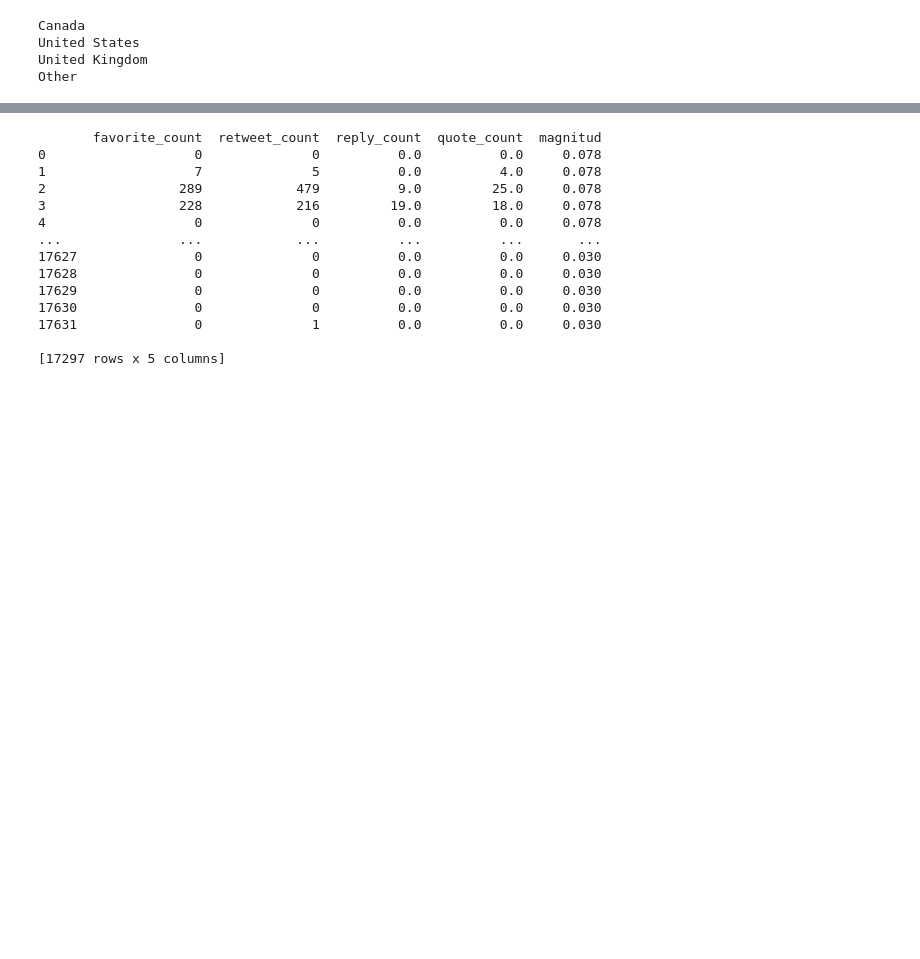
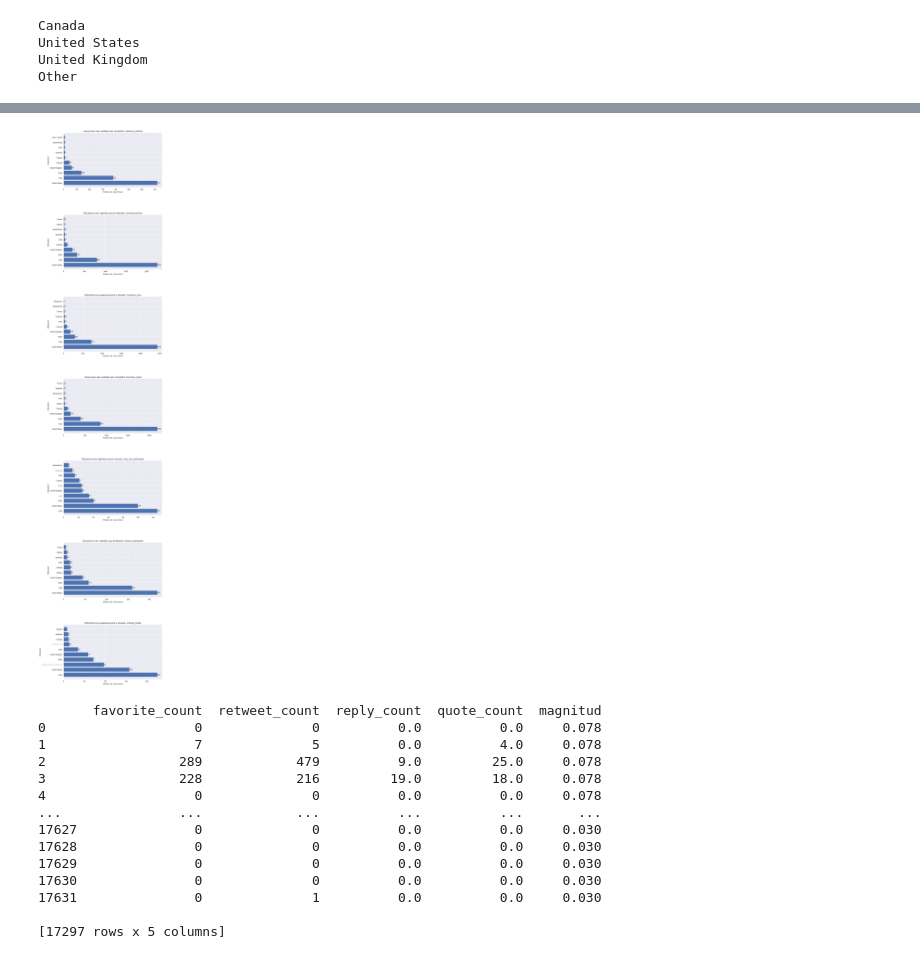
Before and after one commit to Stevennns/Proyecto-Mineria-de-datos-2023-1, a Jupyter notebook: all_data.ipynb, the cells around one changed output, grey strips where cells are left out. Cells and saved outputs as stored; diff of their text form; code cells hidden in the pictures; blank space fills up the shorter version.

```diff
--- a/all_data.ipynb
+++ b/all_data.ipynb
@@ -1097,14 +1122,19 @@ Name: count, Length: 65, dtype: int64
 # %%
 import folium
 
-# Crear un mapa centrado en una ubicación inicial
-map = folium.Map(location=[37.0902, -95.7129], zoom_start=4)
+# Crear mapa centrado en una ubicación inicial
+map = folium.Map(location=[40, -95], zoom_start=4)
 
-# Marcar las ubicaciones de los tweets en el mapa
-for index, row in df_con_nan.iterrows():
-    if row['user_location_general'] != '':
-        folium.Marker([row['latitude'], row['longitude']]).add_to(map)
+# Agregar marcadores para cada ubicación seleccionada
+for df_locations in top_locations:
+    for _, row in df_locations.iterrows():
+        location = row['user_location_general']
+        count = row['count']
+        latitude = row['latitude']
+        longitude = row['longitude']
+        tooltip = f'{location}: {count}'
+        folium.Marker([latitude, longitude], tooltip=tooltip).add_to(map)
 
-# Mostrar el mapa interactivo
+# Mostrar el mapa
 map
 # %% [output]
@@ -1112,3 +1142,44 @@ KeyError: 'latitude'
+# %%
+
+import matplotlib.pyplot as plt
+
+# Configuración para la generación de gráficos
+plt.style.use('seaborn')
+
+# Obtener los nombres de los desastres únicos
+desastres = df_counts['json_name'].unique()
+
+# Configuración de los gráficos
+fig, axes = plt.subplots(len(desastres), 1, figsize=(10, 8 * len(desastres)))
+plt.subplots_adjust(hspace=0.5)  # Espaciado vertical entre los gráficos
+
+# Generar un gráfico de barras para cada desastre
+for i, desastre in enumerate(desastres):
+    # Filtrar las ubicaciones del desastre actual
+    df_desastre = df_counts[df_counts['json_name'] == desastre]
+    top_locations_desastre = df_desastre.nlargest(N, 'count')
+
+    # Configurar los datos para el gráfico de barras
+    locations = top_locations_desastre['user_location_general']
+    counts = top_locations_desastre['count']
+
+    # Configurar el gráfico de barras
+    ax = axes[i] if len(desastres) > 1 else axes
+    ax.barh(locations, counts)
+
+    # Agregar los números al lado de las barras
+    for j, count in enumerate(counts):
+        ax.text(count, j, str(count), ha='left', va='center')
+
+    # Configurar etiquetas y título
+    ax.set_xlabel('Número de ocurrencias')
+    ax.set_ylabel('Ubicación')
+    ax.set_title(f'Ubicaciones más repetidas para el desastre: {desastre}')
+
+# Mostrar los gráficos
+plt.show()
+# %% [output]
+[figure, added]
 # %%
 from sklearn.cluster import KMeans
 import matplotlib.pyplot as plt
```
Also changed, not shown: parts of 12 cells of this notebook, 1 other file.
